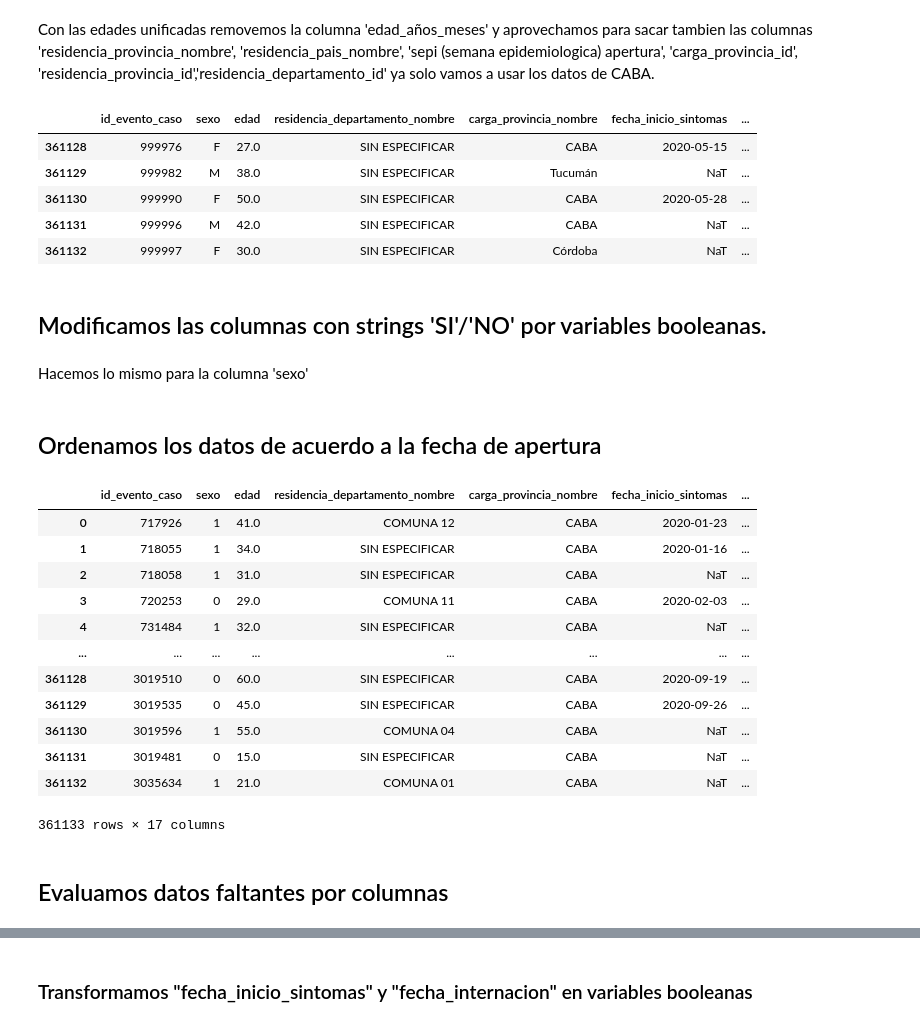
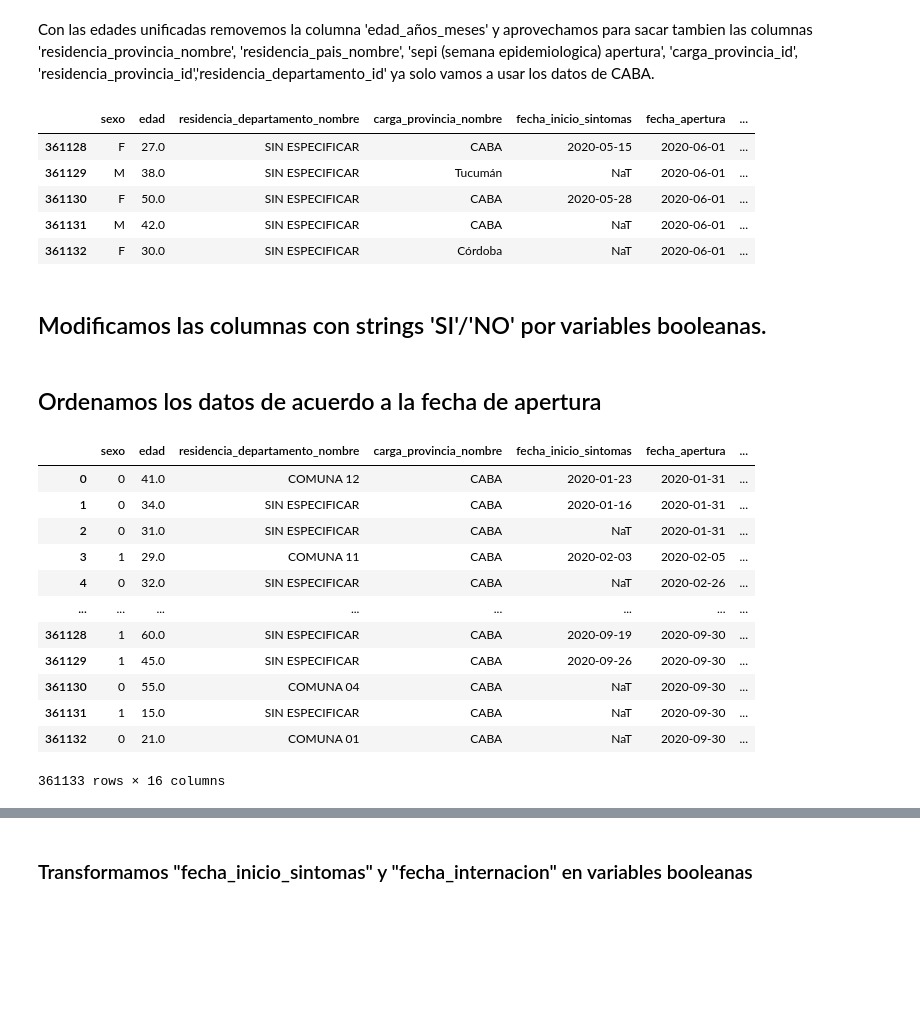
Before and after one commit to tomiambro/clusterai2020_grupo1, a Jupyter notebook: EDA_Proyecto_Final.ipynb, the cells around one changed output, grey strips where cells are left out. Drawn from its saved outputs; the diff is of its cells as text; code cells hidden in the pictures; blank space fills up the shorter version.

```diff
--- a/EDA_Proyecto_Final.ipynb
+++ b/EDA_Proyecto_Final.ipynb
@@ -50,52 +50,50 @@ df_caba.loc[df_caba.edad_años_meses == 'Meses',:]
 Con las edades unificadas removemos la columna 'edad_años_meses' y aprovechamos para sacar tambien las columnas 'residencia_provincia_nombre', 'residencia_pais_nombre', 'sepi (semana epidemiologica) apertura', 'carga_provincia_id', 'residencia_provincia_id','residencia_departamento_id' ya solo vamos a usar los datos de CABA.
 # %%
 df_caba = df_caba.drop(['index', 'edad_años_meses', 'residencia_provincia_nombre','residencia_pais_nombre','sepi_apertura',
-                       'carga_provincia_id','residencia_provincia_id','residencia_departamento_id'], axis=1)
+                       'carga_provincia_id','residencia_provincia_id','residencia_departamento_id', 'id_evento_caso'], axis=1)
 # %%
 df_caba.tail()
 # %% [output]
-|  | id_evento_caso | sexo | edad | residencia_departamento_nombre | carga_provincia_nombre | fecha_inicio_sintomas | ... |
-| 361128 | 999976 | F | 27.0 | SIN ESPECIFICAR | CABA | 2020-05-15 | ... |
-| 361129 | 999982 | M | 38.0 | SIN ESPECIFICAR | Tucumán | NaT | ... |
-| 361130 | 999990 | F | 50.0 | SIN ESPECIFICAR | CABA | 2020-05-28 | ... |
-| 361131 | 999996 | M | 42.0 | SIN ESPECIFICAR | CABA | NaT | ... |
-| 361132 | 999997 | F | 30.0 | SIN ESPECIFICAR | Córdoba | NaT | ... |
+|  | sexo | edad | residencia_departamento_nombre | carga_provincia_nombre | fecha_inicio_sintomas | fecha_apertura | ... |
+| 361128 | F | 27.0 | SIN ESPECIFICAR | CABA | 2020-05-15 | 2020-06-01 | ... |
+| 361129 | M | 38.0 | SIN ESPECIFICAR | Tucumán | NaT | 2020-06-01 | ... |
+| 361130 | F | 50.0 | SIN ESPECIFICAR | CABA | 2020-05-28 | 2020-06-01 | ... |
+| 361131 | M | 42.0 | SIN ESPECIFICAR | CABA | NaT | 2020-06-01 | ... |
+| 361132 | F | 30.0 | SIN ESPECIFICAR | Córdoba | NaT | 2020-06-01 | ... |
 # %% [markdown]
 ## Modificamos las columnas con strings 'SI'/'NO' por variables booleanas.
-# %%
-df_caba.loc[df_caba.fallecido == 'NO', 'fallecido'] = False
-df_caba.loc[df_caba.fallecido == 'SI', 'fallecido'] = True
-
-df_caba.loc[df_caba.asistencia_respiratoria_mecanica == 'NO', 'asistencia_respiratoria_mecanica'] = False
-df_caba.loc[df_caba.asistencia_respiratoria_mecanica == 'SI', 'asistencia_respiratoria_mecanica'] = True
-# %% [markdown]
-Hacemos lo mismo para la columna 'sexo'
-# %%
-df_caba.loc[df_caba.sexo == 'M', 'sexo'] = 0
-df_caba.loc[df_caba.sexo == 'F', 'sexo'] = 1
+# %%
+df_caba.fallecido = pd.Categorical(df_caba.fallecido)
+df_caba.fallecido = df_caba.fallecido.cat.codes
+
+df_caba.cuidado_intensivo = pd.Categorical(df_caba.cuidado_intensivo)
+df_caba.cuidado_intensivo = df_caba.cuidado_intensivo.cat.codes
+
+df_caba.asistencia_respiratoria_mecanica = pd.Categorical(df_caba.asistencia_respiratoria_mecanica)
+df_caba.asistencia_respiratoria_mecanica = df_caba.asistencia_respiratoria_mecanica.cat.codes
+
+df_caba.sexo = pd.Categorical(df_caba.sexo)
+df_caba.sexo = df_caba.sexo.cat.codes
 # %% [markdown]
 ## Ordenamos los datos de acuerdo a la fecha de apertura
 # %%
-df_caba['fecha_apertura'] =pd.to_datetime(df_caba.fecha_apertura)
 df_caba = df_caba.sort_values(by='fecha_apertura')
 df_caba.reset_index(inplace=True,drop=True)
 df_caba
 # %% [output]
-|  | id_evento_caso | sexo | edad | residencia_departamento_nombre | carga_provincia_nombre | fecha_inicio_sintomas | ... |
-| 0 | 717926 | 1 | 41.0 | COMUNA 12 | CABA | 2020-01-23 | ... |
-| 1 | 718055 | 1 | 34.0 | SIN ESPECIFICAR | CABA | 2020-01-16 | ... |
-| 2 | 718058 | 1 | 31.0 | SIN ESPECIFICAR | CABA | NaT | ... |
-| 3 | 720253 | 0 | 29.0 | COMUNA 11 | CABA | 2020-02-03 | ... |
-| 4 | 731484 | 1 | 32.0 | SIN ESPECIFICAR | CABA | NaT | ... |
+|  | sexo | edad | residencia_departamento_nombre | carga_provincia_nombre | fecha_inicio_sintomas | fecha_apertura | ... |
+| 0 | 0 | 41.0 | COMUNA 12 | CABA | 2020-01-23 | 2020-01-31 | ... |
+| 1 | 0 | 34.0 | SIN ESPECIFICAR | CABA | 2020-01-16 | 2020-01-31 | ... |
+| 2 | 0 | 31.0 | SIN ESPECIFICAR | CABA | NaT | 2020-01-31 | ... |
+| 3 | 1 | 29.0 | COMUNA 11 | CABA | 2020-02-03 | 2020-02-05 | ... |
+| 4 | 0 | 32.0 | SIN ESPECIFICAR | CABA | NaT | 2020-02-26 | ... |
 | ... | ... | ... | ... | ... | ... | ... | ... |
-| 361128 | 3019510 | 0 | 60.0 | SIN ESPECIFICAR | CABA | 2020-09-19 | ... |
-| 361129 | 3019535 | 0 | 45.0 | SIN ESPECIFICAR | CABA | 2020-09-26 | ... |
-| 361130 | 3019596 | 1 | 55.0 | COMUNA 04 | CABA | NaT | ... |
-| 361131 | 3019481 | 0 | 15.0 | SIN ESPECIFICAR | CABA | NaT | ... |
-| 361132 | 3035634 | 1 | 21.0 | COMUNA 01 | CABA | NaT | ... |
+| 361128 | 1 | 60.0 | SIN ESPECIFICAR | CABA | 2020-09-19 | 2020-09-30 | ... |
+| 361129 | 1 | 45.0 | SIN ESPECIFICAR | CABA | 2020-09-26 | 2020-09-30 | ... |
+| 361130 | 0 | 55.0 | COMUNA 04 | CABA | NaT | 2020-09-30 | ... |
+| 361131 | 1 | 15.0 | SIN ESPECIFICAR | CABA | NaT | 2020-09-30 | ... |
+| 361132 | 0 | 21.0 | COMUNA 01 | CABA | NaT | 2020-09-30 | ... |
-361133 rows × 17 columns
+361133 rows × 16 columns
-# %% [markdown]
-## Evaluamos datos faltantes por columnas
 # %%
 df_caba.isnull().sum()
 # %% [output]
```
Also changed, not shown: parts of 36 cells of this notebook.
